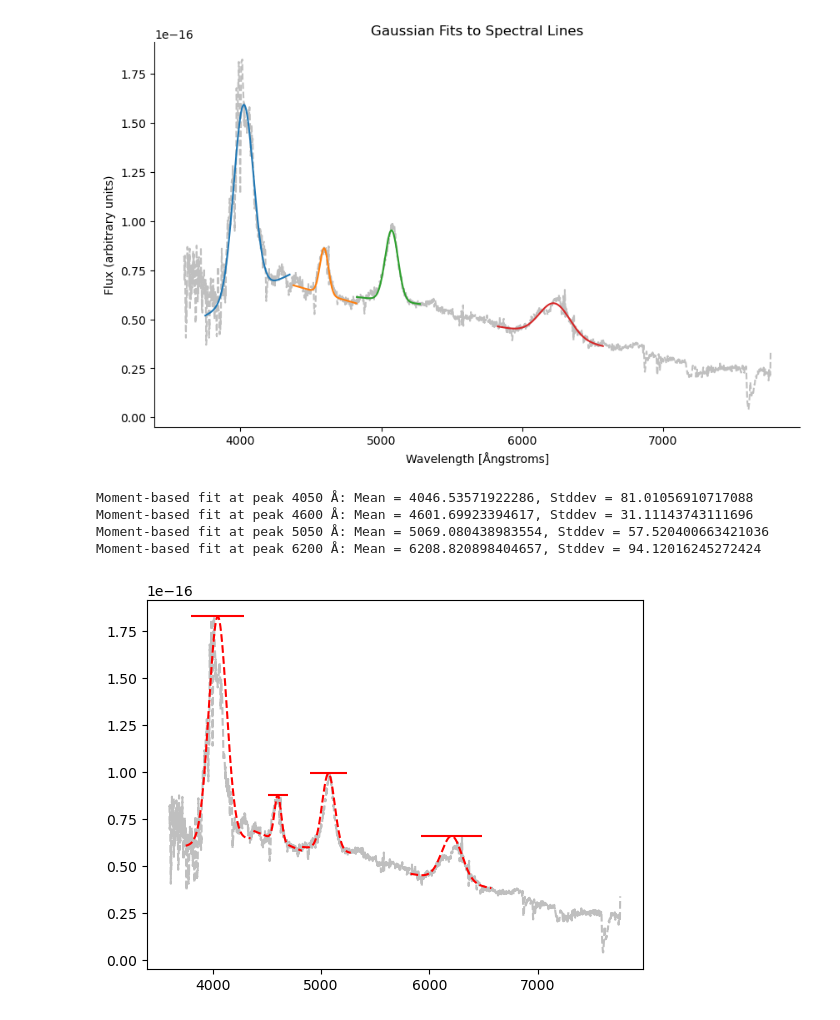
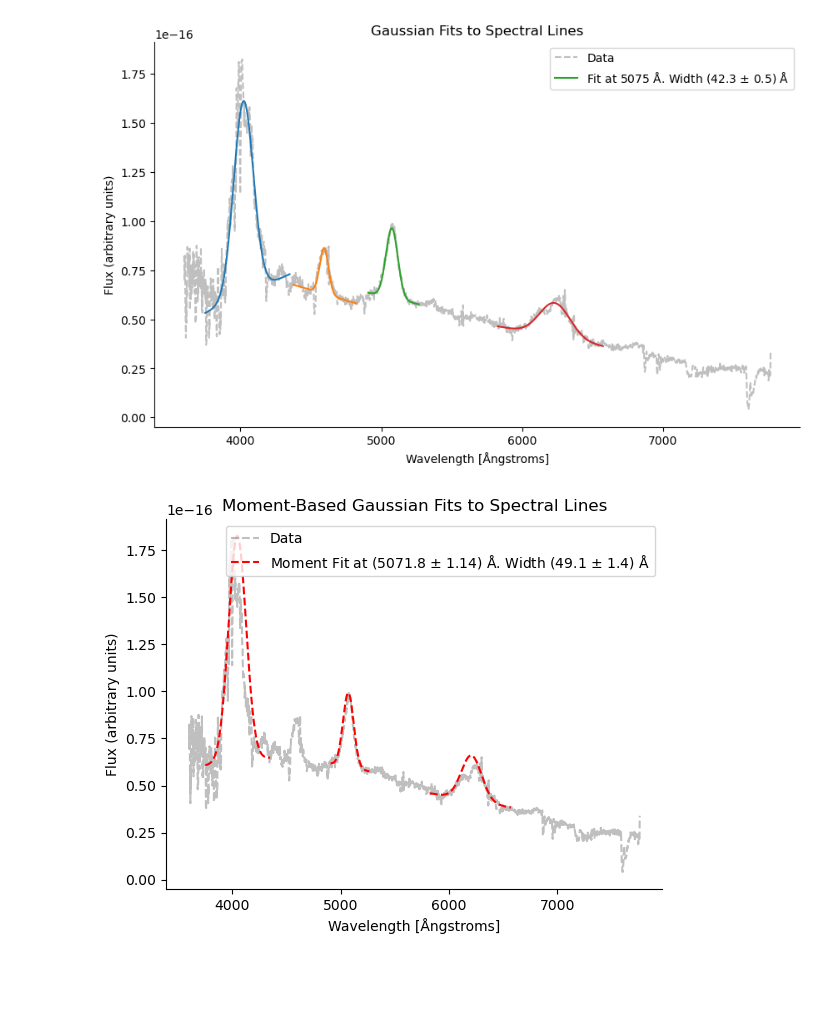
Before and after one commit to JakobSchauser/PhD, a Jupyter notebook: teaching/DatF2025/Assignment1/mysolution.ipynb, the cells around one changed output. Saved outputs shown, nothing was run; the diff lists cells and outputs as text; code cells hidden in the pictures; blank space fills up the shorter version.

Commit message:
data etc

```diff
--- a/teaching/DatF2025/Assignment1/mysolution.ipynb
+++ b/teaching/DatF2025/Assignment1/mysolution.ipynb
@@ -18,7 +20,10 @@ Text(0.5, 1.0, 'Spectrum from sdssJ133702+305539_combined.dat')
 # %%
-fitpeaks = [4050, 4600, 5050, 6200]
-fit_widths = [200, 150, 150, 250]
+fitpeaks = [4050, 4600, 5087, 6200]
+fit_widths = [200, 150, 120, 250]
 fit_widths = np.array(fit_widths)*1.5
+
+
+N = 2
 
 def gaussian_on_linear_bg(x, amp, cen, wid, slope, intercept):
     return amp * np.exp(-(x-cen)**2 / (2*wid**2)) + slope*x + intercept
@@ -37,54 +42,90 @@ for peak, width in zip(fitpeaks, fit_widths):
 
     fitpeak = popt[1]
     fitwidth = popt[2]
-    plt.plot(xdata, gaussian_on_linear_bg(xdata, *popt), label=f'Fit at {int(fitpeak)} Å. Width {fitwidth:.4} $\\pm$ {np.sqrt(pcov[2,2]):.4} Å')
 
+    if N == 0:
+        label = f'Fit at {int(fitpeak)} Å. Width ({np.abs(fitwidth):.3} $\\pm$ {np.sqrt(pcov[2,2]):.1}) Å'
+    else:
+        label = None
+        #add fit to legend
+
+    plt.plot(xdata, gaussian_on_linear_bg(xdata, *popt), label=label)
+    N -= 1
 plt.xlabel("Wavelength [Ångstroms]")
 plt.ylabel("Flux (arbitrary units)")
 plt.title("Gaussian Fits to Spectral Lines")
-# plt.legend()
+plt.legend()
 sns.despine()
 plt.show()
 # %% [output]
-[figure, old version]
+[figure, new version]
 # %%
 # usign moments
 def moment_based_gaussian(x, y):
     """Estimate Gaussian parameters using moments."""
     total = np.sum(y)
     mean = np.sum(x * y) / total
     variance = np.sum(y * (x - mean)**2) / total
     return mean, np.sqrt(variance)
 
 plt.plot(data[:,0], data[:,1], '--', label='Data', alpha=0.5, c ='gray')
+
+N  = 2
 
 for peak, width in zip(fitpeaks, fit_widths):
     mask = (data[:,0] > peak - width) & (data[:,0] < peak + width)
     xdata = data[mask, 0]
     ydata = data[mask, 1]
 
     # FFind linear background from edges of the window
     left_edge = ydata[0]
     right_edge = ydata[-1]
     slope = (right_edge - left_edge) / (xdata[-1] - xdata[0])
     intercept = left_edge - slope * xdata[0]
 
     ydata_bgsub = ydata - (slope * xdata + intercept)
 
-    mean, stddev = moment_based_gaussian(xdata, ydata_bgsub)
-    print(f"Moment-based fit at peak {peak} Å: Mean = {mean}, Stddev = {stddev}")
 
-    # plot horizontal line at amplitude
-    amplitude = np.max(ydata_bgsub)
-    plt.hlines(amplitude+ (slope * mean + intercept), mean - 3*stddev, mean + 3*stddev, colors='r',
-               label=f'Moment Fit at {int(mean)} Å. Width {stddev:.4} Å')
 
-    # also plot the Gaussian for visualization , taking the bg into account
-    gaussian_fit = amplitude * np.exp(-(xdata - mean)**2 / (2*stddev**2)) + slope * xdata + intercept
-    plt.plot(xdata, gaussian_fit, 'r--')
+    # stimate uncertainties via bootstrap: add random noise drawn from a normal distribu-
+    # tion with standard deviations given by flux var, and repeat the moment calculation
+    # many times (e.g. 300–1000 times). Use the mean and standard deviation of the resulting
+    # distributions of μ and FWHM as the estimates and their uncertainties.
+
+
+
+    n_bootstrap = 500
+    means = []
+    stddevs = []
+    for _ in range(n_bootstrap):
+        ydata_noisy = ydata_bgsub + np.random.normal(0, data[mask, 2])
+        mean_bs, stddev_bs = moment_based_gaussian(xdata, ydata_noisy)
+        means.append(mean_bs)
+        stddevs.append(stddev_bs)
+
+    mean_mean = np.mean(means)
+    mean_uncertainty = np.std(means)
+
+    mean_stddev = np.mean(stddevs)
+    stddev_uncertainty = np.std(stddevs)
+
+
+    gaussian_fit = np.max(ydata_bgsub) * np.exp(-(xdata - mean_mean)**2 / (2*mean_stddev**2)) + slope * xdata + intercept
+
+    if N == 0:
+        label = f'Moment Fit at ({(mean_mean):.1f} $\\pm$ {mean_uncertainty:.2f}) Å. Width ({np.abs(mean_stddev):.1f} $\\pm$ {stddev_uncertainty:.1f}) Å'
+    else:
+        label = None
+        #add fit to legen
+    N -= 1
+
+    plt.plot(xdata, gaussian_fit, 'r--', label  = label)
+
+plt.xlabel("Wavelength [Ångstroms]")
+plt.ylabel("Flux (arbitrary units)")
+plt.title("Moment-Based Gaussian Fits to Spectral Lines")
+plt.legend()
+sns.despine()
+plt.show()
 # %% [output]
-Moment-based fit at peak 4050 Å: Mean = 4046.53571922286, Stddev = 81.01056910717088
-Moment-based fit at peak 4600 Å: Mean = 4601.69923394617, Stddev = 31.11143743111696
-Moment-based fit at peak 5050 Å: Mean = 5069.080438983554, Stddev = 57.520400663421036
-Moment-based fit at peak 6200 Å: Mean = 6208.820898404657, Stddev = 94.12016245272424
-[figure, old version]
+[figure, new version]
```
Also changed, not shown: parts of 1 cell of this notebook, 2 other files.
